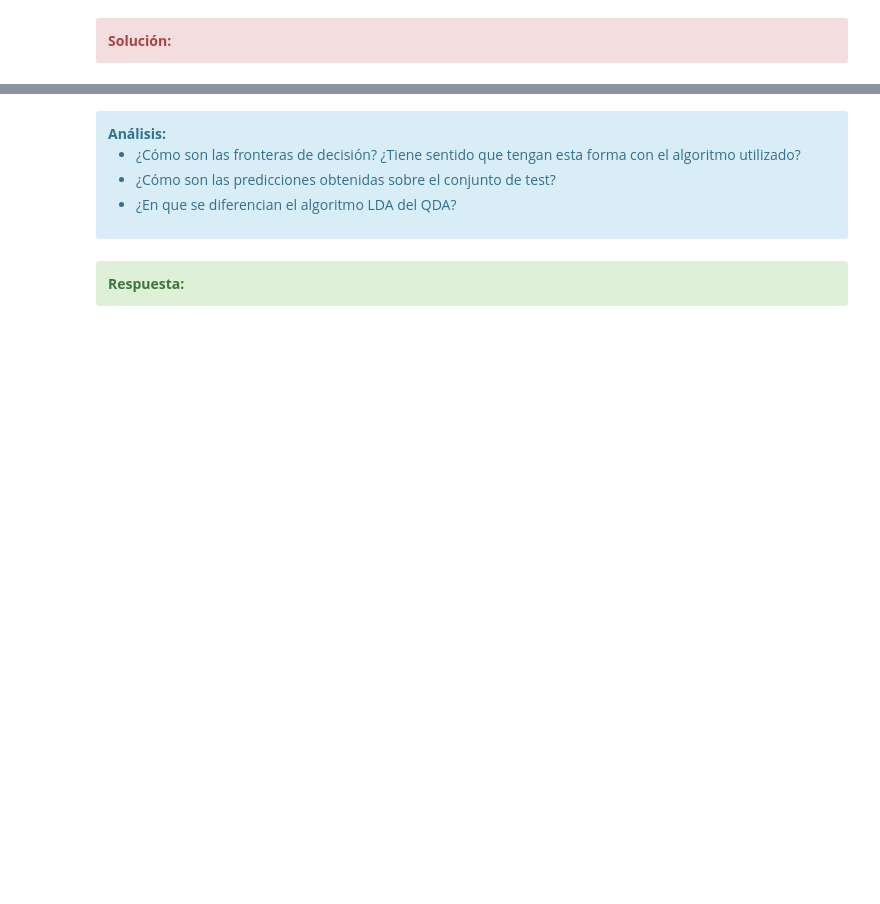
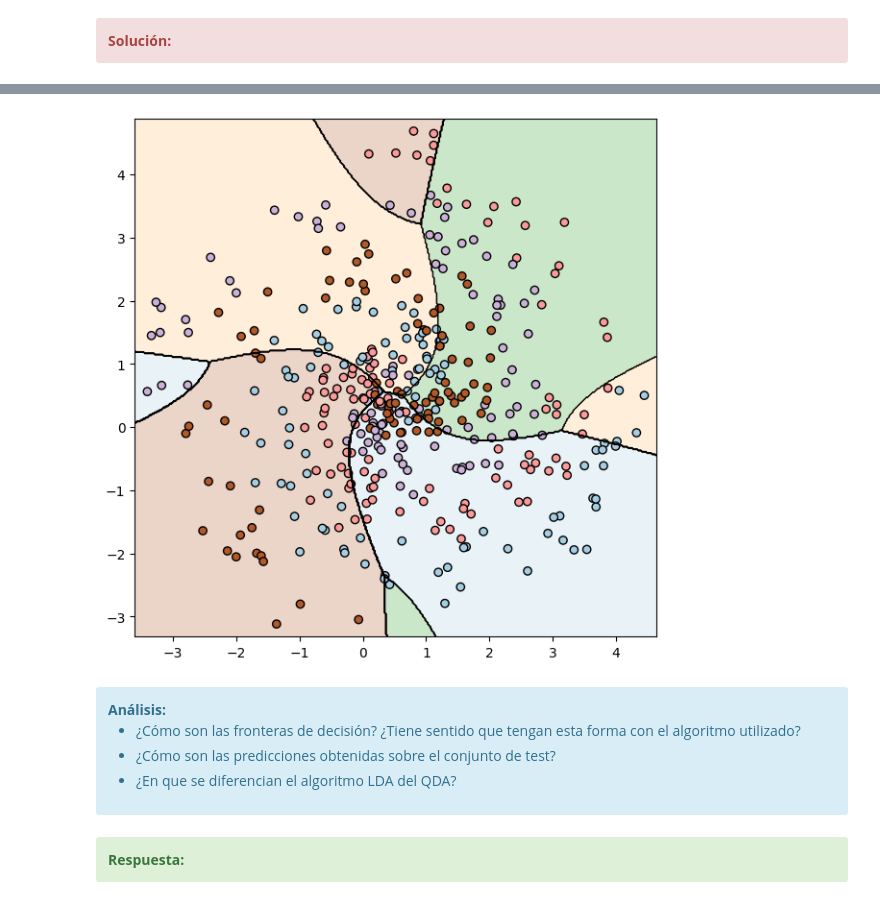
Before and after one commit to JDS1975/M-todos-supervisados, a Jupyter notebook: 20222_M2_855_PEC3_Enunciado.ipynb, the cells around one changed output, grey strips where cells are left out. Drawn from its saved outputs; the diff is of its cells as text; code cells hidden in the pictures; blank space fills up the shorter version.

```diff
--- a/20222_M2_855_PEC3_Enunciado.ipynb
+++ b/20222_M2_855_PEC3_Enunciado.ipynb
@@ -285,3 +315,7 @@ Ahora analizaremos dos algoritmos que se basan en la transformación lineal de l
+# %%
+plot_decision_boundary(model,X_test,y_test)
+# %% [output]
+[figure, added]
 # %% [markdown]
 <div class="alert alert-block alert-info">
 <strong>Análisis:</strong>
```
Also changed, not shown: parts of 13 cells of this notebook.
